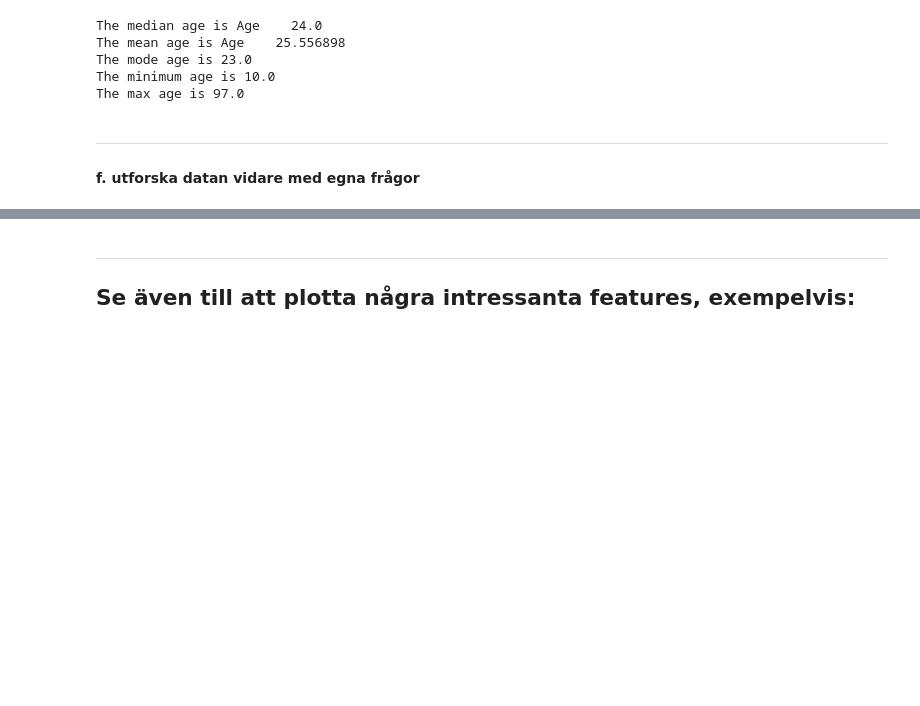
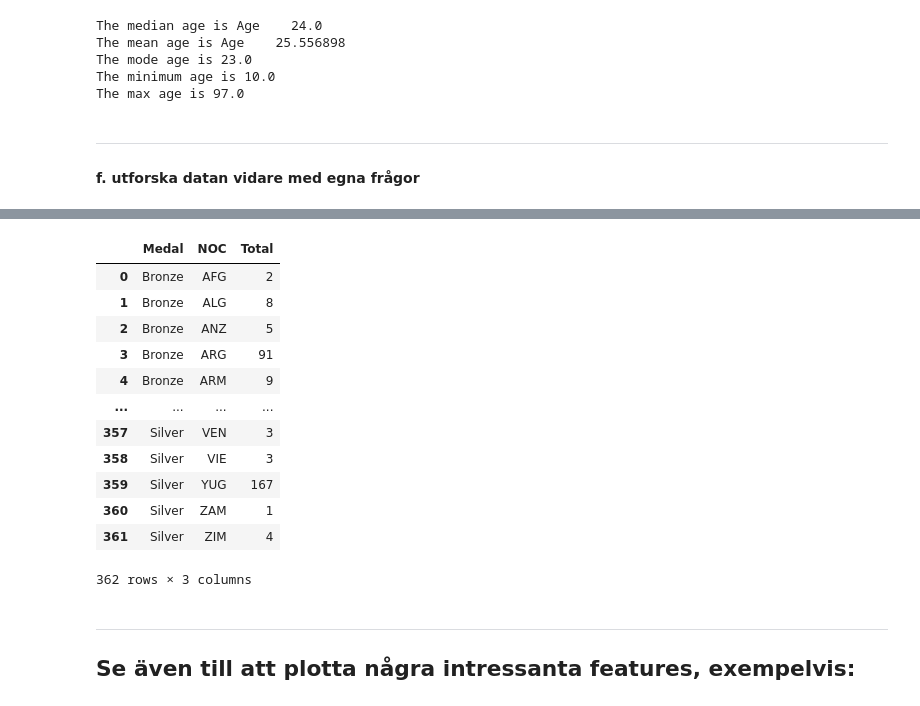
Before and after one commit to SCGlass/Databehandling_project_OS, a Jupyter notebook: Sam/Data_exploration_Sam.ipynb, the cells around one changed output, grey strips where cells are left out. Drawn from its saved outputs; the diff is of its cells as text; code cells hidden in the pictures; blank space fills up the shorter version.

```diff
--- a/Sam/Data_exploration_Sam.ipynb
+++ b/Sam/Data_exploration_Sam.ipynb
@@ -209,0 +212,6 @@ df_medal_count
+# %%
+df_events.head()
+df_medals=df_events.loc[df_events["Medal"].notna(),["NOC","Medal"]]
+
+
+df_medals
@@ -210,3 +232,19 @@ df_medal_count
+# %%
+df_medals.groupby(["Medal","NOC"]).value_counts().reset_index(name="Total")
+# %% [output]
+|  | Medal | NOC | Total |
+| 0 | Bronze | AFG | 2 |
+| 1 | Bronze | ALG | 8 |
+| 2 | Bronze | ANZ | 5 |
+| 3 | Bronze | ARG | 91 |
+| 4 | Bronze | ARM | 9 |
+| ... | ... | ... | ... |
+| 357 | Silver | VEN | 3 |
+| 358 | Silver | VIE | 3 |
+| 359 | Silver | YUG | 167 |
+| 360 | Silver | ZAM | 1 |
+| 361 | Silver | ZIM | 4 |
+362 rows × 3 columns
 # %% [markdown]
 ----
 ## Se även till att plotta några intressanta features, exempelvis:
```
Also changed, not shown: parts of 3 cells of this notebook.
